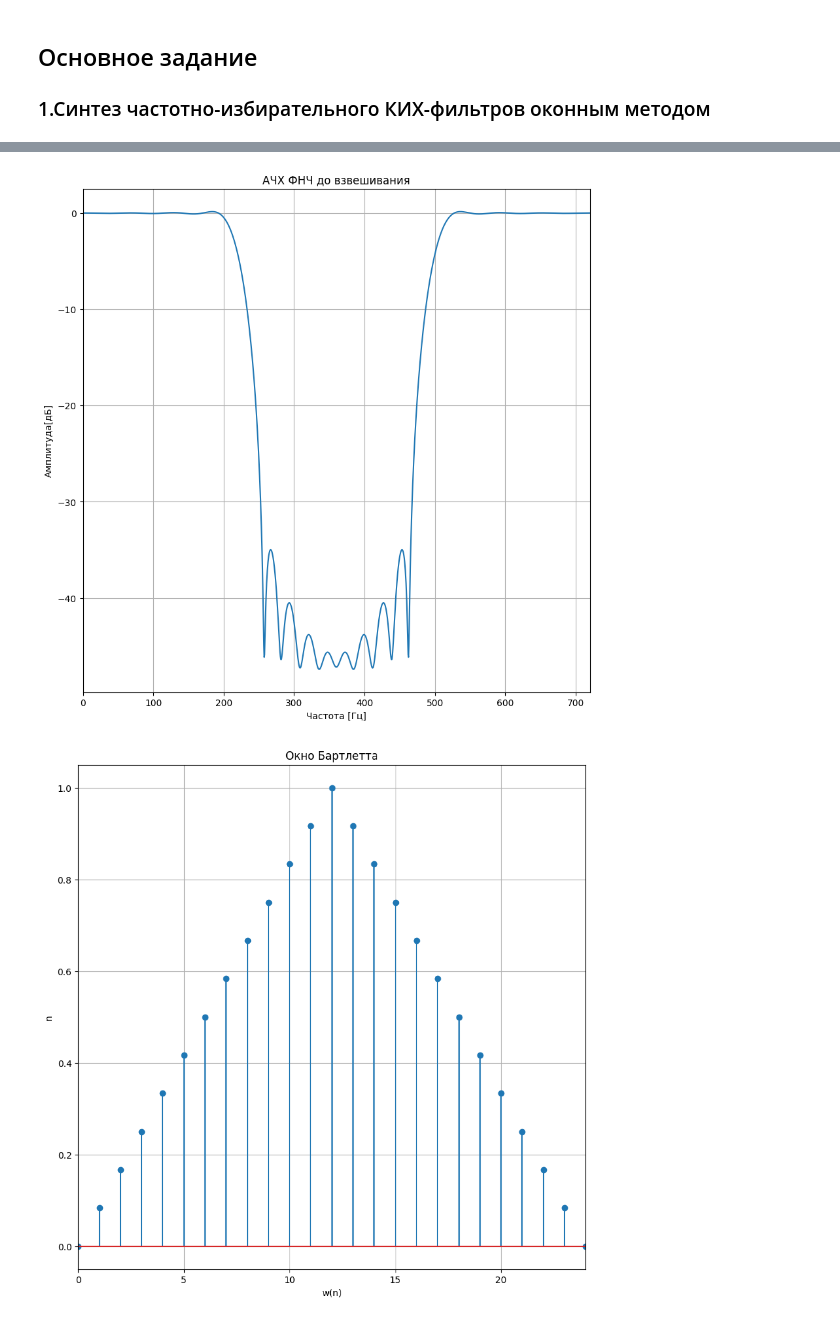
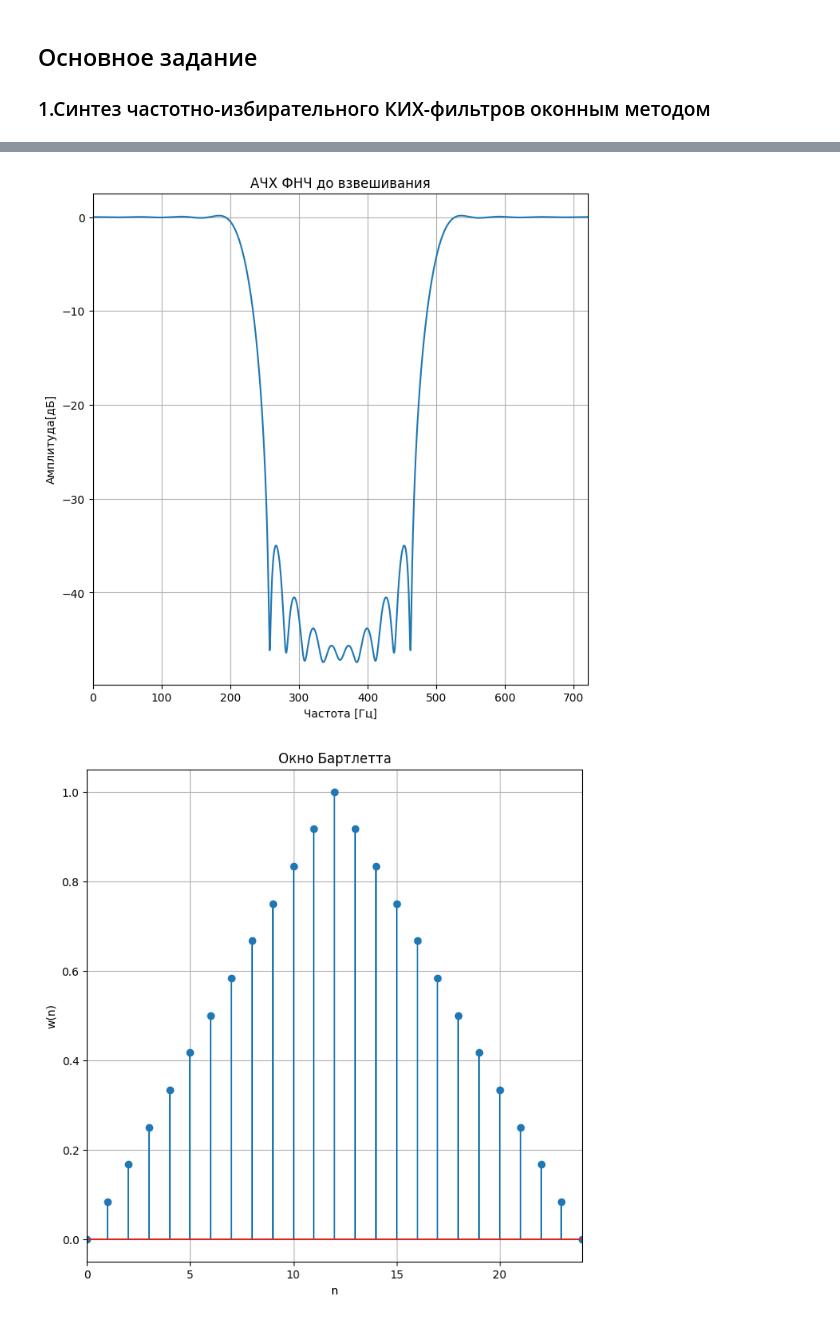
Before and after one commit to dmPetrow/labs_dsp, a Jupyter notebook: lab4.ipynb, the cells around one changed output, grey strips where cells are left out. Cells and saved outputs as stored; diff of their text form; code cells hidden in the pictures.

```diff
--- a/lab4.ipynb
+++ b/lab4.ipynb
@@ -15,7 +15,8 @@ from scipy.fftpack import fft, fftfreq, ifft
 
 fs = 720
 fn = fs / 2
-Nf = 24 + 1
+p  = 24
+Nf = p + 1
 fpass = 200
 fstop = 250
 N     = 1440
@@ -38,7 +39,7 @@ for i in range(N - Ns, N - Np):
 
 y = np.real(ifft(x))
 
-plt.figure(figsize=[10,10])
+plt.figure(figsize=[8,8])
 plt.title( 'Идеальные частотные характеристики ФНЧ' )
 plt.plot( ff, np.real(x) )
 plt.plot( ff, np.imag(x) )
@@ -55,7 +56,7 @@ plt.plot( [fn, fn], [0,1], 'k--' )
 plt.legend(['Real', 'Imag', 'ABS', 'Частота среза (200 Гц)', 'Частота запирания (250 Гц)',
             'Частота дискретизации (720 Гц)', 'Частота Найквиста (360 Гц)'], loc='lower right')
 
-plt.figure(figsize=[10,10])
+plt.figure(figsize=[8,8])
 plt.title( 'Идеальные частотные характеристики ФНЧ' )
 plt.plot( ff, 20*np.log10(x) )
 plt.xlim( [0, fs] )
@@ -65,7 +66,7 @@ plt.ylabel( 'Амплитуда[дБ]' )
 
 y = np.real(ifft(x))
 
-plt.figure(figsize=[10,10])
+plt.figure(figsize=[8,8])
 plt.title( 'Идеальные ИХ' )
 plt.plot( nn, y )
 plt.xlim( [0, N] )
@@ -73,10 +74,10 @@ plt.grid( True )
 
 nf = np.linspace( 0, Nf,  Nf, endpoint=False )
 y1 = np.zeros(Nf)
-y1[0:12]     = y[N-12:N]
-y1[12:24]  = y[0:12]
+y1[0:int(p/2)]     = y[N-int(p/2):N]
+y1[int(p/2):p]  = y[0:int(p/2)]
 
-plt.figure(figsize=[10,10])
+plt.figure(figsize=[8,8])
 plt.title( 'Усечённая ИХ до взвешивания' )
 plt.stem( nf, y1 )
 plt.xlim( [0, Nf-1] )
@@ -85,7 +86,7 @@ plt.grid( True )
 
 w, h = freqz(y1, worN=N, fs=fs, whole=True)
 
-plt.figure(figsize=[10,10])
+plt.figure(figsize=[8,8])
 plt.title( 'АЧХ ФНЧ до взвешивания' )
 plt.plot(w, abs(h))
 plt.xlim( [0, fs] )
@@ -100,7 +101,7 @@ plt.plot( [fn, fn], [0,1], 'k--' )
 plt.legend(['ABS', 'Частота среза (200 Гц)', 'Частота запирания (250 Гц)',
             'Частота дискретизации (720 Гц)', 'Частота Найквиста (360 Гц)'], loc='lower right')
 
-plt.figure(figsize=[10,10])
+plt.figure(figsize=[8,8])
 plt.title( 'АЧХ ФНЧ до взвешивания' )
 plt.plot( w, 20*np.log10(h) )
 plt.xlim( [0, fs] )
@@ -108,26 +109,26 @@ plt.grid( True )
 plt.xlabel( 'Частота [Гц]' )
 plt.ylabel( 'Амплитуда[дБ]' )
 
-w_b = ((Nf-1) - 2 * np.abs( nf - (Nf-1)/2 ))/(Nf-1)
-plt.figure(figsize=[10,10])
+w_b = ((p) - 2 * np.abs( nf - (p)/2 ))/(p)
+plt.figure(figsize=[8,8])
 plt.title( 'Окно Бартлетта' )
 plt.stem( nf, w_b )
-plt.xlim( [0, Nf-1] )
+plt.xlim( [0, p] )
 plt.grid( True )
-plt.xlabel( 'w(n)' )
-plt.ylabel( 'n' )
+plt.xlabel( 'n' )
+plt.ylabel( 'w(n)' )
 
 y2 = y1 * w_b
 
-plt.figure(figsize=[10,10])
+plt.figure(figsize=[8,8])
 plt.title( 'Усечённая ИХ после взвешивания' )
 plt.stem( nf, y2 )
-plt.xlim( [0, Nf-1] )
+plt.xlim( [0, p] )
 plt.grid( True )
 
 w1, h1 = freqz(y2, worN=N, fs=fs, whole=True)
 
-plt.figure(figsize=[10,10])
+plt.figure(figsize=[8,8])
 plt.title( 'АЧХ ФНЧ после взвешивания' )
 plt.plot(w1, abs(h1))
 plt.xlim( [0, fs] )
@@ -142,7 +143,7 @@ plt.plot( [fn, fn], [0,1], 'k--' )
 plt.legend(['ABS', 'Частота среза (200 Гц)', 'Частота запирания (250 Гц)',
             'Частота дискретизации (720 Гц)', 'Частота Найквиста (360 Гц)'], loc='lower right')
 
-plt.figure(figsize=[10,10])
+plt.figure(figsize=[8,8])
 plt.title( 'АЧХ ФНЧ после взвешивания' )
 plt.plot( w1, 20*np.log10(h1) )
 plt.xlim( [0, fs] )
@@ -151,9 +152,9 @@ plt.xlabel( 'Частота [Гц]' )
 plt.ylabel( 'Амплитуда[дБ]' )
 
 
-filter_coefs = firwin2(Nf-1, [0.0, 200, 250, 360], [1.0, 1.0, 0.0, 0.0], fs=fs, window='bartlett')
+filter_coefs = firwin2(p, [0.0, fpass, fstop, fn], [1.0, 1.0, 0.0, 0.0], fs=fs, window='bartlett')
 w3, h3 = freqz(filter_coefs, worN=N, fs=fs, whole=True)
-plt.figure(figsize=[10,10])
+plt.figure(figsize=[8,8])
 plt.title( 'АЧХ ФНЧ с помощью firwin2' )
 plt.plot(w3, abs(h3))
 plt.xlim( [0, fs] )
@@ -178,2 +179,2 @@ plt.show()
-[figure, old version]
+[figure, new version]
-[figure, old version]
+[figure, new version]
```
Also changed, not shown: parts of 3 cells of this notebook.
